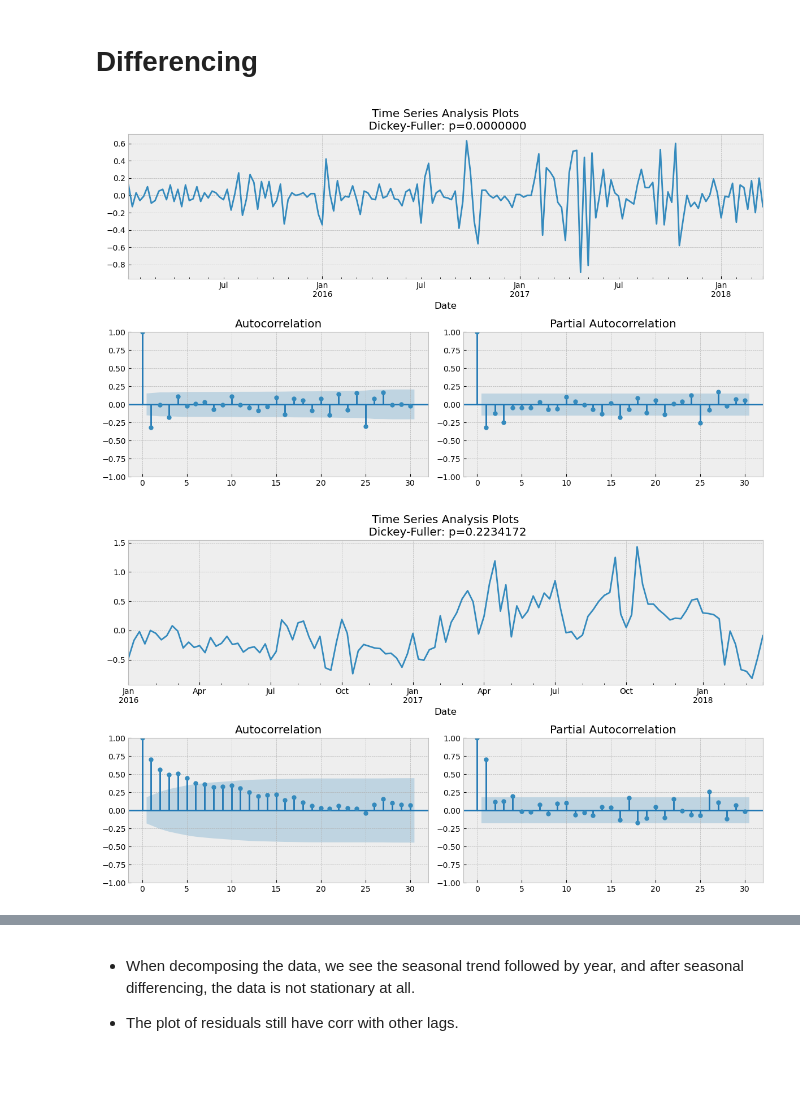
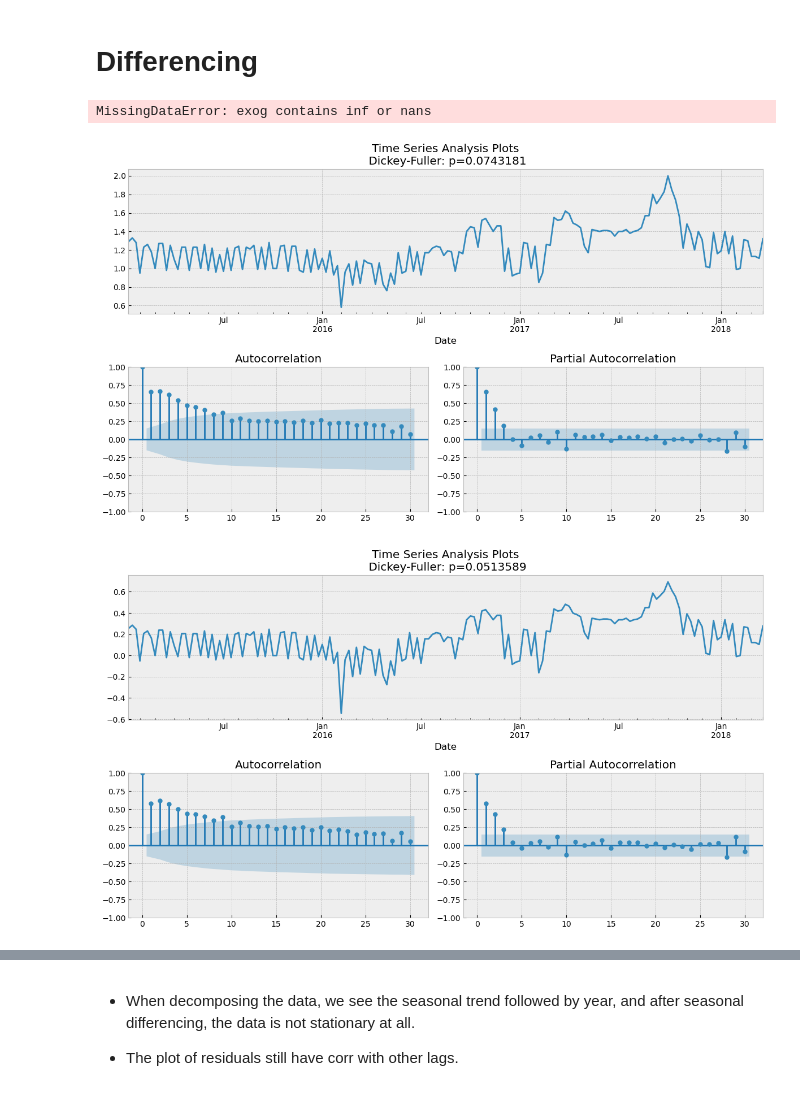
Before and after one commit to dunp7/Avocado-Price-Prediction, a Jupyter notebook: EDA.ipynb, the cells around one changed output, grey strips where cells are left out. Saved outputs shown, nothing was run; the diff lists cells and outputs as text; code cells hidden in the pictures.

```diff
--- a/EDA.ipynb
+++ b/EDA.ipynb
@@ -22,10 +23,13 @@ from tqdm import tqdm_notebook
 import warnings
 warnings.filterwarnings("ignore")
 # %%
-data1 = pd.read_csv('train.csv',index_col= 0 )
+data = pd.read_csv('Data\Avocado.csv',index_col= 0 )
+data1 =data[(data['region']=='Orlando') & (data['type']=='conventional')].sort_values(by= 'Date')
 data1['Date'] = pd.to_datetime(data1['Date'])
-data1 = data1[['Date','AveragePrice','Value_diff_1','Value_diff_2']]
+data1['Log_Price'] = np.log(data1['AveragePrice'])
+data1['Value_diff_1'] = data1['Log_Price'].diff()
+data1['Value_diff_2'] = data1['Log_Price'].diff().diff()
 data1.index = data1['Date']
-data1 = data1[['AveragePrice','Value_diff_1','Value_diff_2']]
+data1 = data1.drop(columns = 'Date')
 data1.head()
 # %% [output]
@@ -120,12 +124,17 @@ def tsplot(y, lags=None, figsize=(12, 7), style='bmh'):
         smt.graphics.plot_pacf(y, lags=lags, ax=pacf_ax)
         plt.tight_layout()
 # %%
+tsplot(data1['AveragePrice'][1:], lags=30)
+
+tsplot(data1['Log_Price'][1:], lags=30)
+
 # Diff_1
-tsplot(data1['Value_diff_1'][1:], lags=30)
+tsplot(data1['Value_diff_2'][1:], lags=30)
 
 # diff followed by year
-diff = data1['AveragePrice'] - data1['AveragePrice'].shift(52)
+diff = data1['Log_Price'] - data1['Log_Price'].shift(52)
 tsplot(diff[52:], lags=30)
 # %% [output]
+MissingDataError: exog contains inf or nans
-[figure, old version]
+[figure, new version]
-[figure, old version]
+[figure, new version]
```
Also changed, not shown: parts of 7 cells of this notebook, 3 other files.
